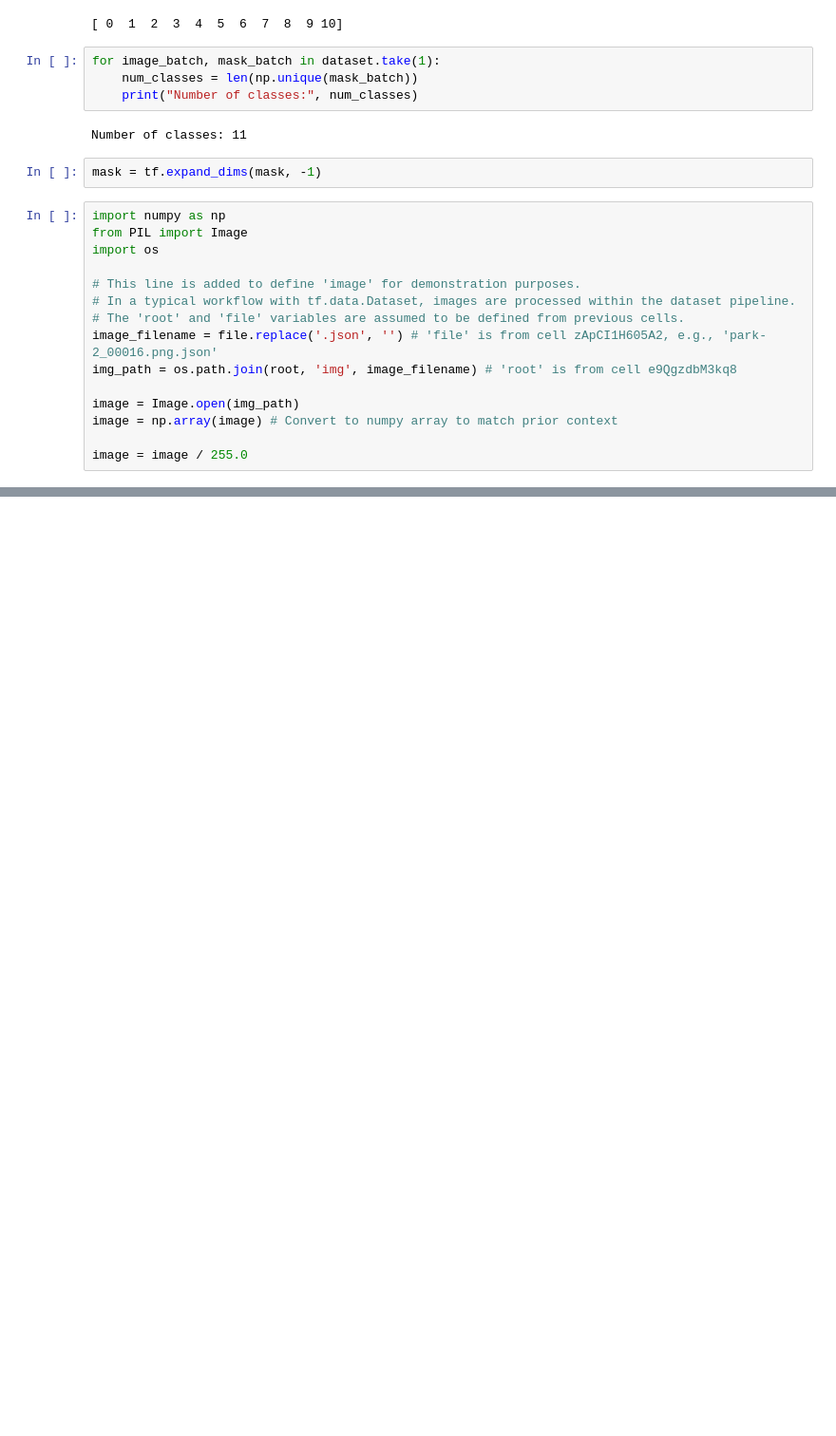
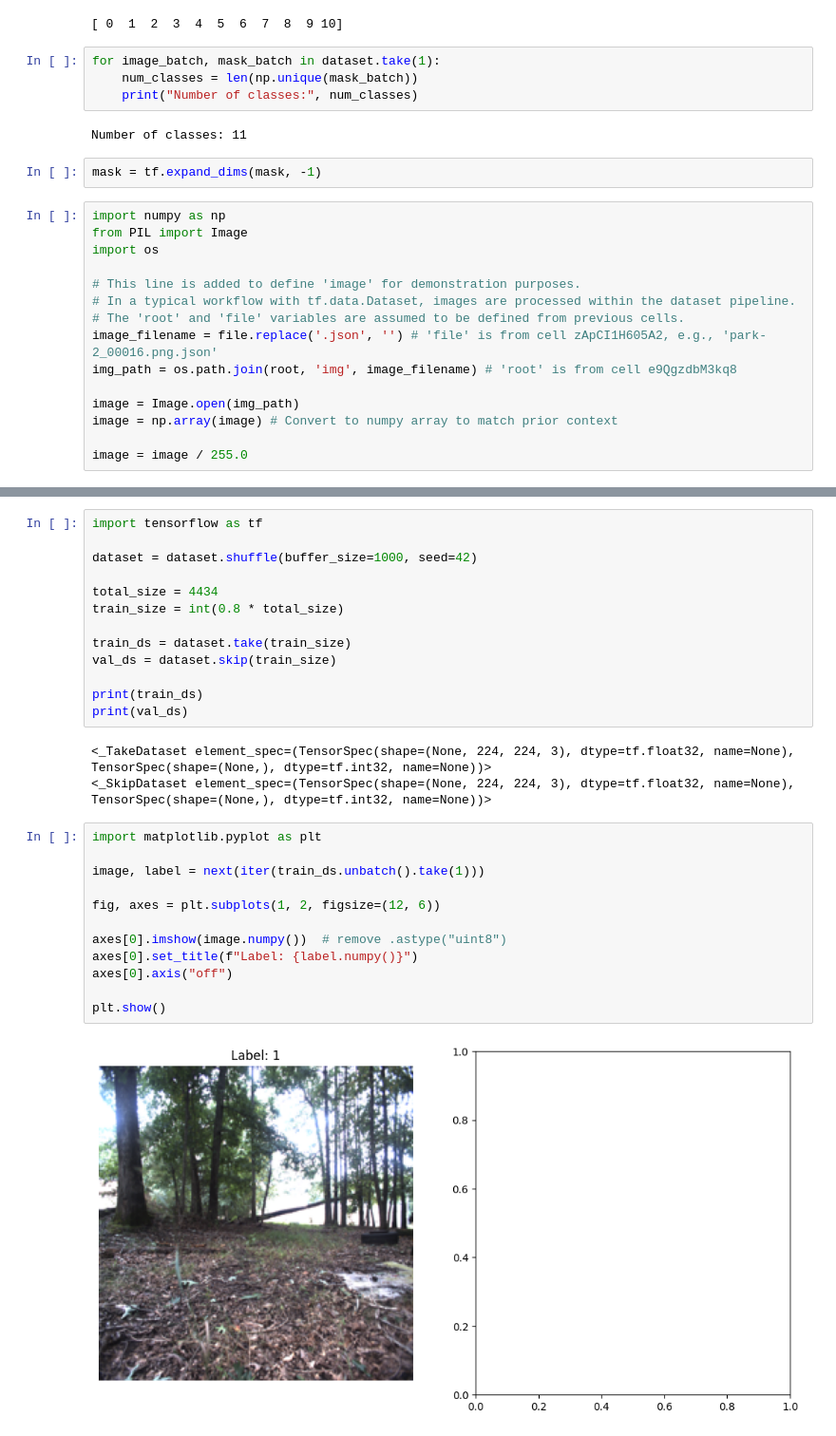
Before and after one commit to MahdMalik/MiniModelBot, a Jupyter notebook: RUGD.ipynb, the cells around one changed output, grey strips where cells are left out. Shown at 95% size. Cells and saved outputs as stored; diff of their text form; blank space fills up the shorter version.

```diff
--- a/RUGD.ipynb
+++ b/RUGD.ipynb
@@ -426,0 +409,30 @@ Labels shape: (4779,)
+# %%
+import tensorflow as tf
+
+dataset = dataset.shuffle(buffer_size=1000, seed=42)
+
+total_size = 4434
+train_size = int(0.8 * total_size)
+
+train_ds = dataset.take(train_size)
+val_ds = dataset.skip(train_size)
+
+print(train_ds)
+print(val_ds)
+# %% [output]
+<_TakeDataset element_spec=(TensorSpec(shape=(None, 224, 224, 3), dtype=tf.float32, name=None), TensorSpec(shape=(None,), dtype=tf.int32, name=None))>
+<_SkipDataset element_spec=(TensorSpec(shape=(None, 224, 224, 3), dtype=tf.float32, name=None), TensorSpec(shape=(None,), dtype=tf.int32, name=None))>
+# %%
+import matplotlib.pyplot as plt
+
+image, label = next(iter(train_ds.unbatch().take(1)))
+
+fig, axes = plt.subplots(1, 2, figsize=(12, 6))
+
+axes[0].imshow(image.numpy())  # remove .astype("uint8")
+axes[0].set_title(f"Label: {label.numpy()}")
+axes[0].axis("off")
+
+plt.show()
+# %% [output]
+[figure, added]
```
Also changed, not shown: parts of 2 cells of this notebook.
